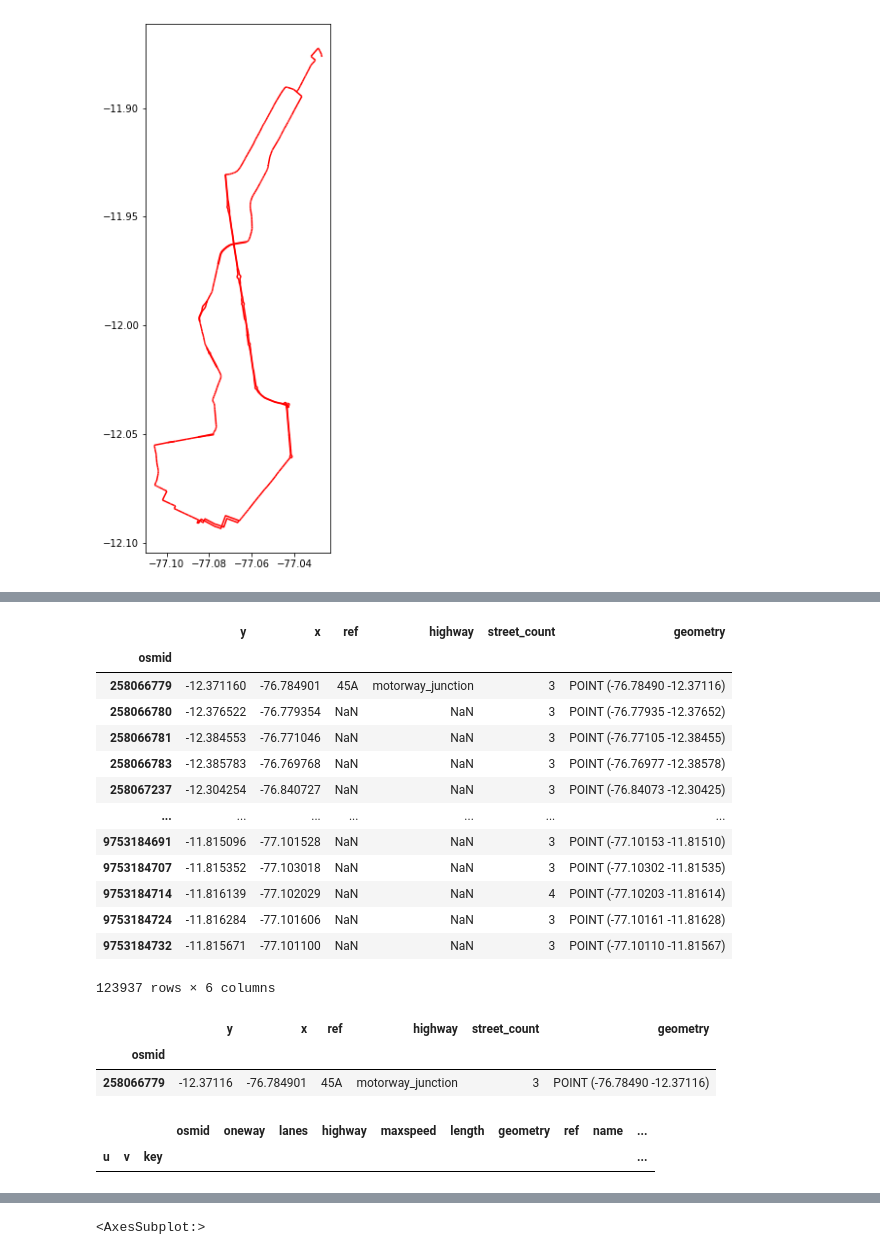
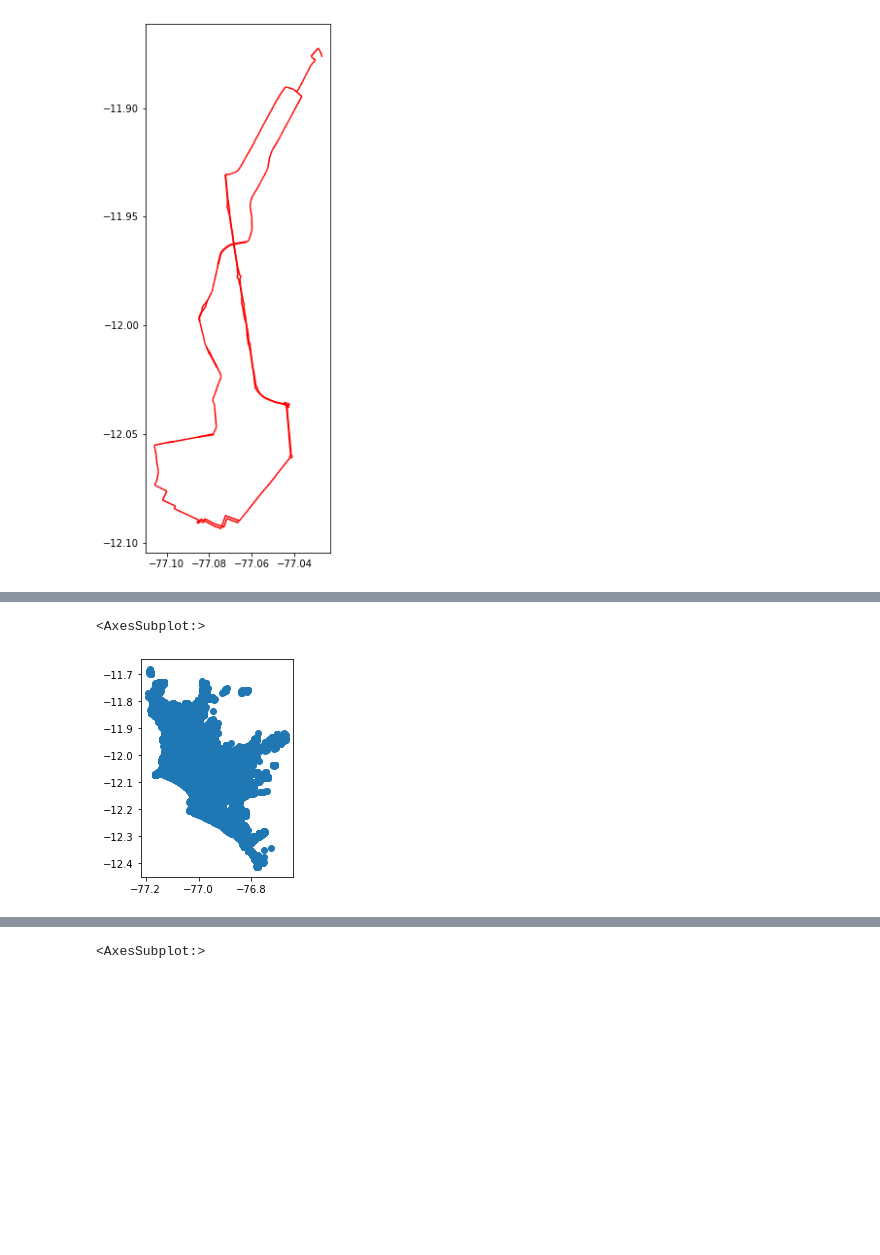
Before and after one commit to leiparov/intercon-simbig-2021, a Jupyter notebook: Rutas.ipynb, the cells around one changed output, grey strips where cells are left out. Saved outputs shown, nothing was run; the diff lists cells and outputs as text; code cells hidden in the pictures; blank space fills up the shorter version.

```diff
--- a/Rutas.ipynb
+++ b/Rutas.ipynb
@@ -150,28 +206,5 @@ rutastransportepublico2_points = gpd.overlay(edges, rutastransportepublico2, kee
 # %%
-nodes
+nodes.plot()
 # %% [output]
-|  | y | x | ref | highway | street_count | geometry |
-| osmid |  |  |  |  |  |  |
-| 258066779 | -12.371160 | -76.784901 | 45A | motorway_junction | 3 | POINT (-76.78490 -12.37116) |
-| 258066780 | -12.376522 | -76.779354 | NaN | NaN | 3 | POINT (-76.77935 -12.37652) |
-| 258066781 | -12.384553 | -76.771046 | NaN | NaN | 3 | POINT (-76.77105 -12.38455) |
-| 258066783 | -12.385783 | -76.769768 | NaN | NaN | 3 | POINT (-76.76977 -12.38578) |
-| 258067237 | -12.304254 | -76.840727 | NaN | NaN | 3 | POINT (-76.84073 -12.30425) |
-| ... | ... | ... | ... | ... | ... | ... |
-| 9753184691 | -11.815096 | -77.101528 | NaN | NaN | 3 | POINT (-77.10153 -11.81510) |
-| 9753184707 | -11.815352 | -77.103018 | NaN | NaN | 3 | POINT (-77.10302 -11.81535) |
-| 9753184714 | -11.816139 | -77.102029 | NaN | NaN | 4 | POINT (-77.10203 -11.81614) |
-| 9753184724 | -11.816284 | -77.101606 | NaN | NaN | 3 | POINT (-77.10161 -11.81628) |
-| 9753184732 | -11.815671 | -77.101100 | NaN | NaN | 3 | POINT (-77.10110 -11.81567) |
-123937 rows × 6 columns
+<AxesSubplot:>
+[figure, added]
-# %%
-nodes.loc[[258066779]]
-# %% [output]
-|  | y | x | ref | highway | street_count | geometry |
-| osmid |  |  |  |  |  |  |
-| 258066779 | -12.37116 | -76.784901 | 45A | motorway_junction | 3 | POINT (-76.78490 -12.37116) |
-# %%
-edges[edges['osmid'] == 306752663]
-# %% [output]
-|  |  |  | osmid | oneway | lanes | highway | maxspeed | length | geometry | ref | name | ... |
-| u | v | key |  |  |  |  |  |  |  |  |  | ... |
```
Also changed, not shown: parts of 48 cells of this notebook, 1 other file.
